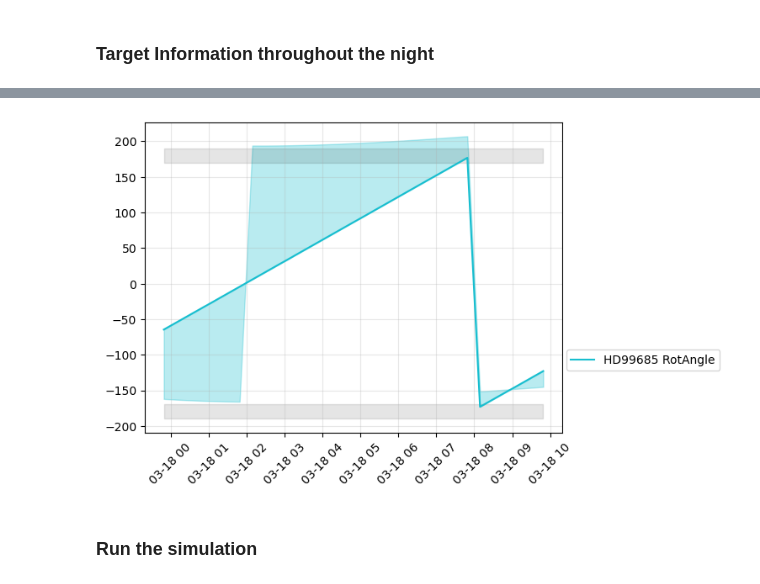
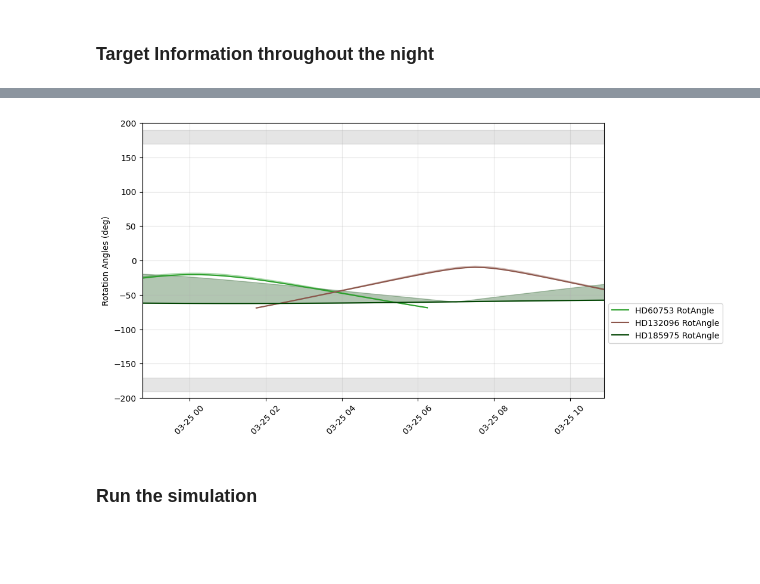
Before and after one commit to lsst-sims/auxtel_fbs, a Jupyter notebook: FBS_auxtel.ipynb, the cells around one changed output, grey strips where cells are left out. Cells and saved outputs as stored; diff of their text form; code cells hidden in the pictures; blank space fills up the shorter version.

```diff
--- a/FBS_auxtel.ipynb
+++ b/FBS_auxtel.ipynb
@@ -234,7 +225,14 @@ auxtel_candidate_catalog_targets ['HD36780', 'HD42525', 'HD60753', 'HD73495', 'H
 auxtel_standard_catalog_targets ['HD2811', 'HD38666', 'HD185975']
 auxtel_imaging_targets ['Photo08000-1']
 # %%
-# Display target information for double-check on block/exptime/nexp/visit_gap/priority
-dd = pd.concat([pd.DataFrame(target_pointings[category]).T for category in target_pointings])
-dd.loc[active_target_names]
+# Display target information for double-check on block/exptime/nexp/visit_gap/priority/general proximity to moon
+target_info = pd.concat([pd.DataFrame(target_pointings[category]).T for category in target_pointings])
+target_info['ra_deg'] = Angle(target_info['ra'], unit=u.hourangle).deg
+target_info['dec_deg'] = Angle(target_info['dec'], unit=u.deg).deg
+# default for flip is True
+if "flip" in target_info.columns:
+    target_info['flip'] = np.where(target_info['flip'].values == False, False, True)
+else:
+    target_info['flip'] = True
+target_info.loc[active_target_names]
 # %% [output]
@@ -249,7 +247,8 @@ dd.loc[active_target_names]
 # Plot the airmass of these targets over the night
 print(Time.now().iso)
 observer = Observer(location=site.to_earth_location())
-time = np.arange(sunset, sunrise, TimeDelta(20*60, format='sec'))
+tstep = 15/60/24
+time = Time(np.arange(sunset.mjd, sunrise.mjd + tstep/2, tstep), format='mjd', scale='utc', location=site.to_earth_location())
 plot_airmass(active_astroplan, observer, time)
 plt.legend(loc=(1.01, 0.3))
 # %% [output]
@@ -299,40 +259,58 @@ _ = ax3.set_xticklabels(ax.get_xticks(), rotation = 45)
 # %%
 # Look at the parallactic angle alt/az ranges
-time_for_plot = np.array([t.datetime for t in time])
+
+def sky_to_rotator(sky_angle, para_angle, alt, nasmyth=True):
+    # https://github.com/lsst-ts/ts_observatory_control/blob/3845a5ae7722e78aed1e4000132dc14884571991/python/lsst/ts/observatory/control/base_tcs.py#L578
+    rot_tel = Angle(180.0, unit=u.deg) + para_angle + sky_angle
+    if nasmyth:
+        rot_tel += alt
+    rot_tel = rot_tel.wrap_at(Angle(180.0, unit=u.deg))
+    return rot_tel
+
 colors = colorcet.glasbey_category10
-mid_angle = Angle(180, unit=u.deg)
-ninety = Angle(90, unit=u.deg)
+
+lst = time.sidereal_time('mean')
+fig, ax = plt.subplots(1, 1, figsize=(10, 6))
 for i, atarget in enumerate(astroplan_targets):
-    if atarget.name in ["HD99685"]: # ["HD132096", "HD185975",  "HD111980"]: # "HD99685",] ["HD99685",]:#
-        color = np.random.rand(3)
+    if atarget.name in active_target_names:
+        if atarget.name.startswith("Photo"):
+            break
         altaz = observer.altaz(time, atarget)
-        alt = altaz.alt.deg
-        az = altaz.az.deg
-        wrap_az = np.where(az <= 180, az, 360-az)
+        if altaz.alt.max() < 20*u.deg:
+            print(f"{atarget.name} not visible; max altitude {altaz.alt.max()}")
+            break
         pa = observer.parallactic_angle(time, atarget)
-        # Update sky angle to be 90 degrees
-        sky = (mid_angle + pa + Angle(90*u.deg) - altaz.alt).wrap_at(mid_angle)
+        # sky angle for observation - matches visits
+        sky = (pa + Angle(90*u.deg)).wrap_at(Angle(360*u.deg))
+        if target_info.loc[atarget.name, "flip"]:
+            sky = sky + Angle(180*u.deg)
         # Approximate rotator angle
-        rot = (mid_angle + pa + sky - altaz.alt).wrap_at(mid_angle)
-        #rot = (-pa + 2*altaz.alt + Angle(90*u.deg)).wrap_at(mid_angle)
+        rot = sky_to_rotator(-sky, pa, altaz.alt, nasmyth=True)
+        # Calculate overslew position
         overslew_alt = altaz.alt
-        overslew_az = altaz.az + Angle(2.0 * np.cos(altaz.alt.rad) * u.deg)
+        overslew_az = altaz.az - Angle(2.0 * u.deg)
         overslew_radec = SkyCoord(overslew_az, overslew_alt, frame=altaz).icrs
         overslew_pa = observer.parallactic_angle(time, overslew_radec)
-        overslew_sky = (mid_angle + overslew_pa + Angle(90*u.deg) - altaz.alt).wrap_at(mid_angle)
-        overslew_rot = (mid_angle + overslew_pa + overslew_sky - altaz.alt)#.wrap_at(mid_angle)
-        overslew_rot = np.where(rot.deg > 0, overslew_rot.wrap_at(Angle(360*u.deg)), overslew_rot.wrap_at(mid_angle))
-        mask = np.where(alt > 20)
+        # Maintain original sky angle
+        overslew_sky = sky
+        overslew_rot = sky_to_rotator(-overslew_sky, overslew_pa, overslew_alt, nasmyth=True)
+        overslew_change = np.minimum(abs(rot - overslew_rot), abs(pa - overslew_pa))
+        overslew_rot = rot + overslew_change
+        mask = np.where(altaz.alt.deg > 20)
         color = colors[i]
-        plt.plot(time_for_plot[mask], rot[mask].deg, color=color, linestyle='-', label=f"{atarget.name} RotAngle")
-        #plt.plot(time_for_plot[mask], overslew_rot[mask].deg, color=color, linestyle='--')
-        plt.fill_between(time_for_plot[mask], rot[mask].deg, overslew_rot[mask].deg, color=color, alpha=0.3)
-
-plt.legend(loc=(1.01, 0.2))
-plt.grid(alpha=0.3)
-#plt.fill_between(time_for_plot, -10, 10, alpha=0.3)
-plt.fill_between(time_for_plot, 170, 190, color='black', alpha=0.1)
-plt.fill_between(time_for_plot, -170, -190, color='black', alpha=0.1)
-#plt.axvline(Time("2025-03-14 05:34", format='iso', scale='utc').datetime)
+        ax.plot(time.datetime[mask], rot[mask].deg, color=color, linestyle='-', label=f"{atarget.name} RotAngle")
+        ax.fill_between(time.datetime[mask], rot[mask].deg, overslew_rot[mask].deg, color=color, alpha=0.3)
+        # Identify range of HA which is not good
+        hour_angle = (atarget.ra - lst).wrap_at(Angle(360*u.deg)).hour
+        out_of_range = np.where((abs(overslew_rot.deg) > 169) | (abs(rot.deg) > 169))
+        print(atarget.name, "out of range in HA", hour_angle[out_of_range])
+ax.legend(loc=(1.01, 0.2))
+ax.grid(alpha=0.3)
+ax.fill_between(time.datetime, 170, 190, color='black', alpha=0.1)
+ax.fill_between(time.datetime, -170, -190, color='black', alpha=0.1)
 _ = plt.xticks(rotation=45)
+ax.set_ylim(-200, 200)
+ax.set_xlim(sunset.datetime, sunrise.datetime)
+ax.set_ylabel("Rotation Angles (deg)")
+#plt.plot(mount_times.datetime, mount_nas2['nasmyth2CalculatedAngle'], 'k.')
 # %% [output]
@@ -339 +321 @@ _ = plt.xticks(rotation=45)
-[figure, old version]
+[figure, new version]
```
Also changed, not shown: parts of 28 cells of this notebook.
